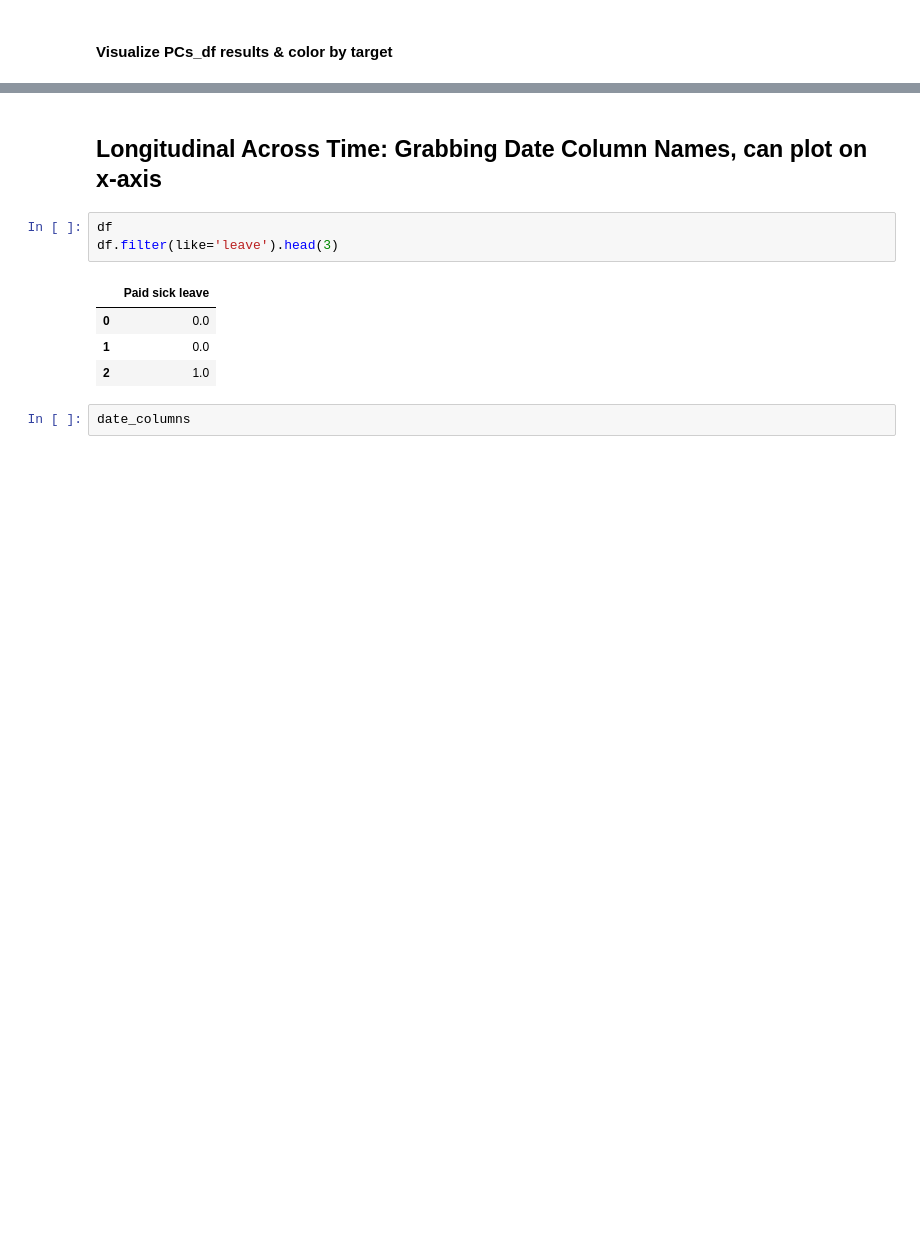
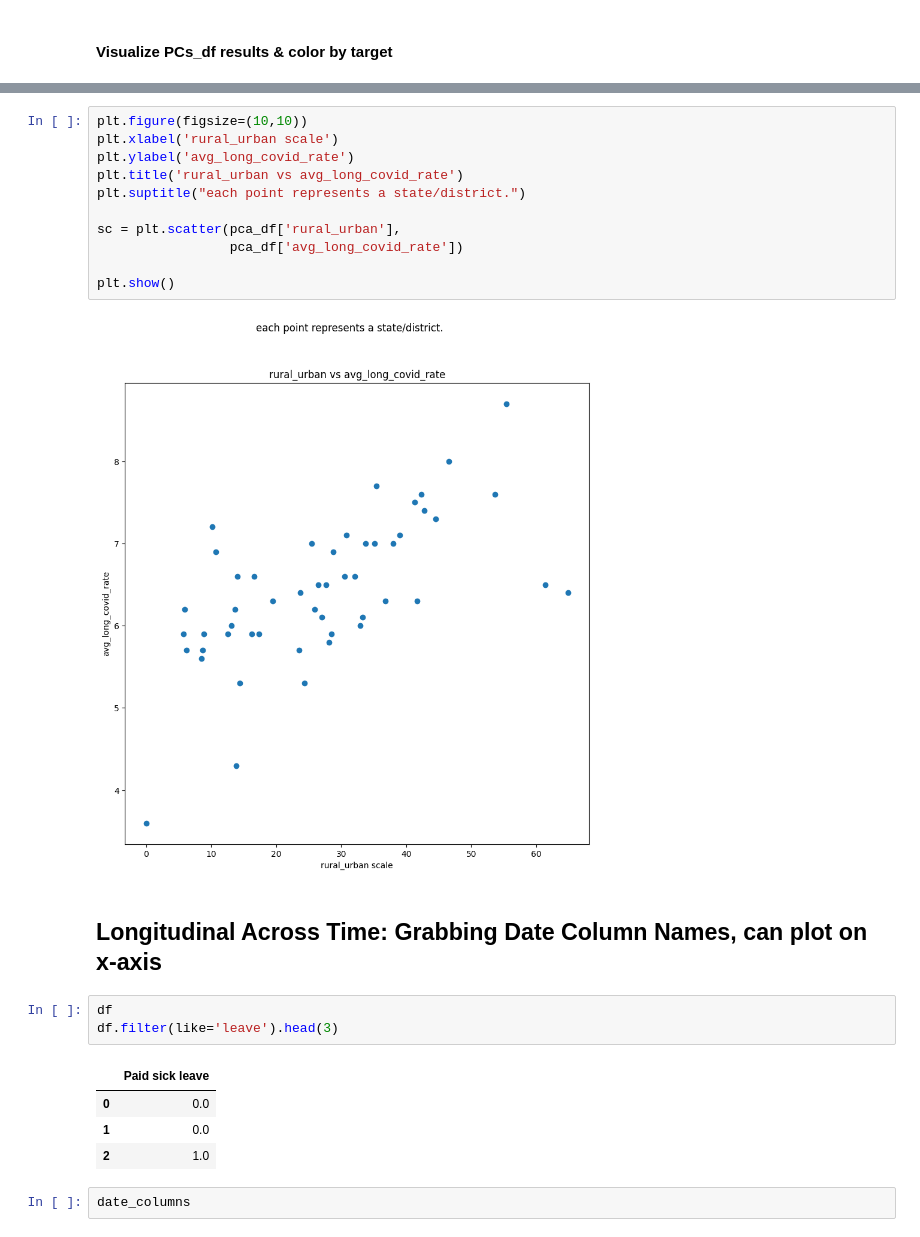
Before and after one commit to kristinachan/2024-08-02_longcovid_interstate, a Jupyter notebook: longcovid_interstate.ipynb, the cells around one changed output, grey strips where cells are left out. Saved outputs shown, nothing was run; the diff lists cells and outputs as text; blank space fills up the shorter version.

```diff
--- a/longcovid_interstate.ipynb
+++ b/longcovid_interstate.ipynb
@@ -214,3 +282,16 @@ plt.show()
+# %%
+plt.figure(figsize=(10,10))
+plt.xlabel('rural_urban scale')
+plt.ylabel('avg_long_covid_rate')
+plt.title('rural_urban vs avg_long_covid_rate')
+plt.suptitle("each point represents a state/district.")
+
+sc = plt.scatter(pca_df['rural_urban'],
+                 pca_df['avg_long_covid_rate'])
+
+plt.show()
+# %% [output]
+[figure, added]
 # %% [markdown]
 ## Longitudinal Across Time: Grabbing Date Column Names, can plot on x-axis
 # %%
```
Also changed, not shown: parts of 14 cells of this notebook.
